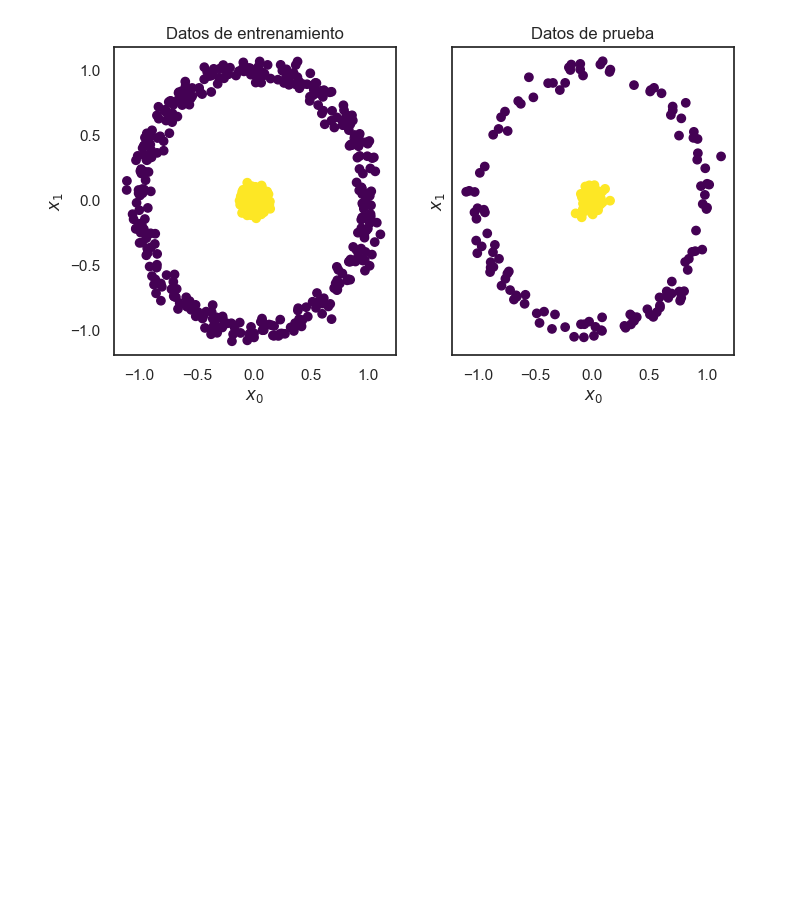
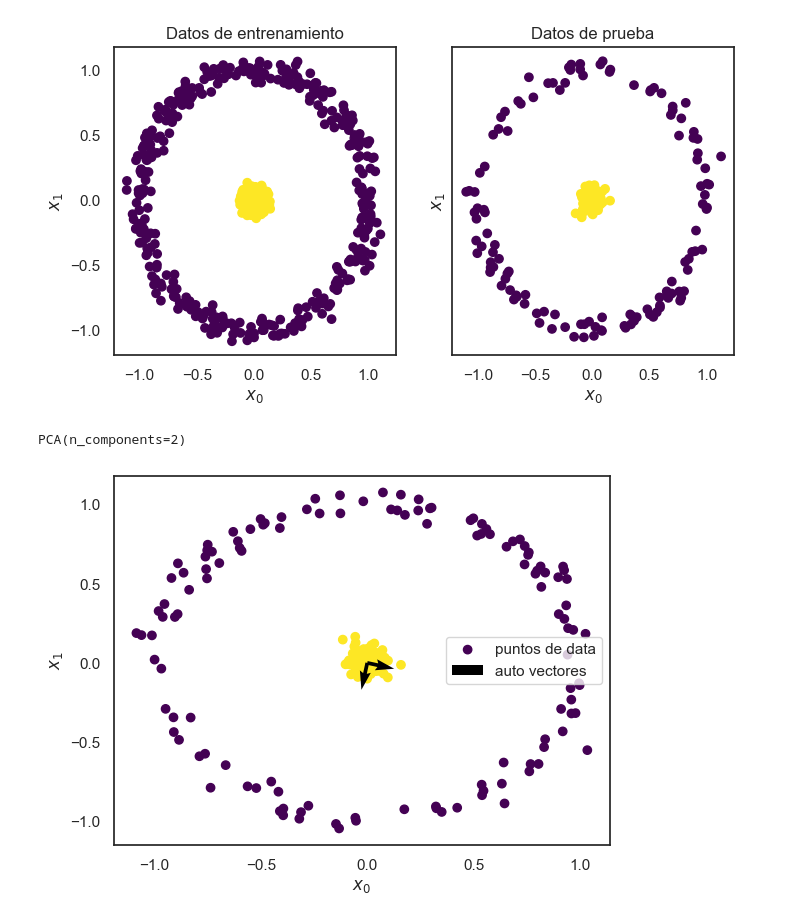
Before and after one commit to MrBloom911/TareasComputacional, a Jupyter notebook: PCA.ipynb, the cells around one changed output. Drawn from its saved outputs; the diff is of its cells as text; code cells hidden in the pictures; blank space fills up the shorter version.

Commit message:
se avanzo con el analisis de componente principales y se graficaron sus proyecciones en el data set de prueba

```diff
--- a/PCA.ipynb
+++ b/PCA.ipynb
@@ -63,3 +63,22 @@ test_ax.set_title("Datos de prueba")
 plt.show()
 # %% [output]
 [figure]
+# %%
+from sklearn.decomposition import PCA
+
+pca=PCA(n_components=2)
+
+score_pca = pca.fit(X_train).transform(X_test)
+# %%
+pca
+# %% [output]
+PCA(n_components=2)
+# %%
+plt.scatter(score_pca[:,0], score_pca[:,1], c=y_test, label='puntos de data' , cmap='viridis')
+plt.quiver([0,0],[0,0], pca.components_[0,:],pca.components_[1,:], label="auto vectores")
+plt.xlabel("$x_{0}$")
+plt.ylabel("$x_{1}$")
+plt.legend(loc='center right')
+plt.show()
+# %% [output]
+[figure, added]
```
Also changed, not shown: parts of 3 cells of this notebook.
